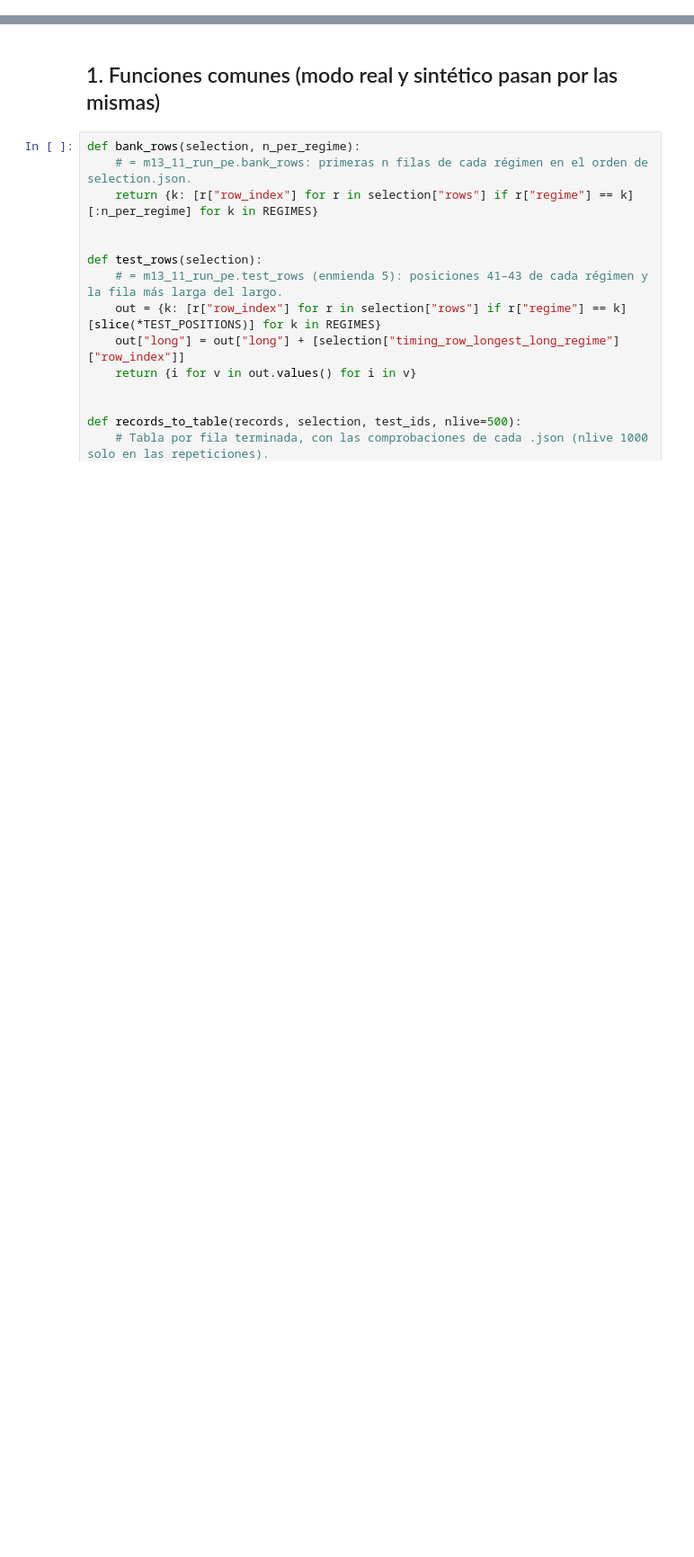
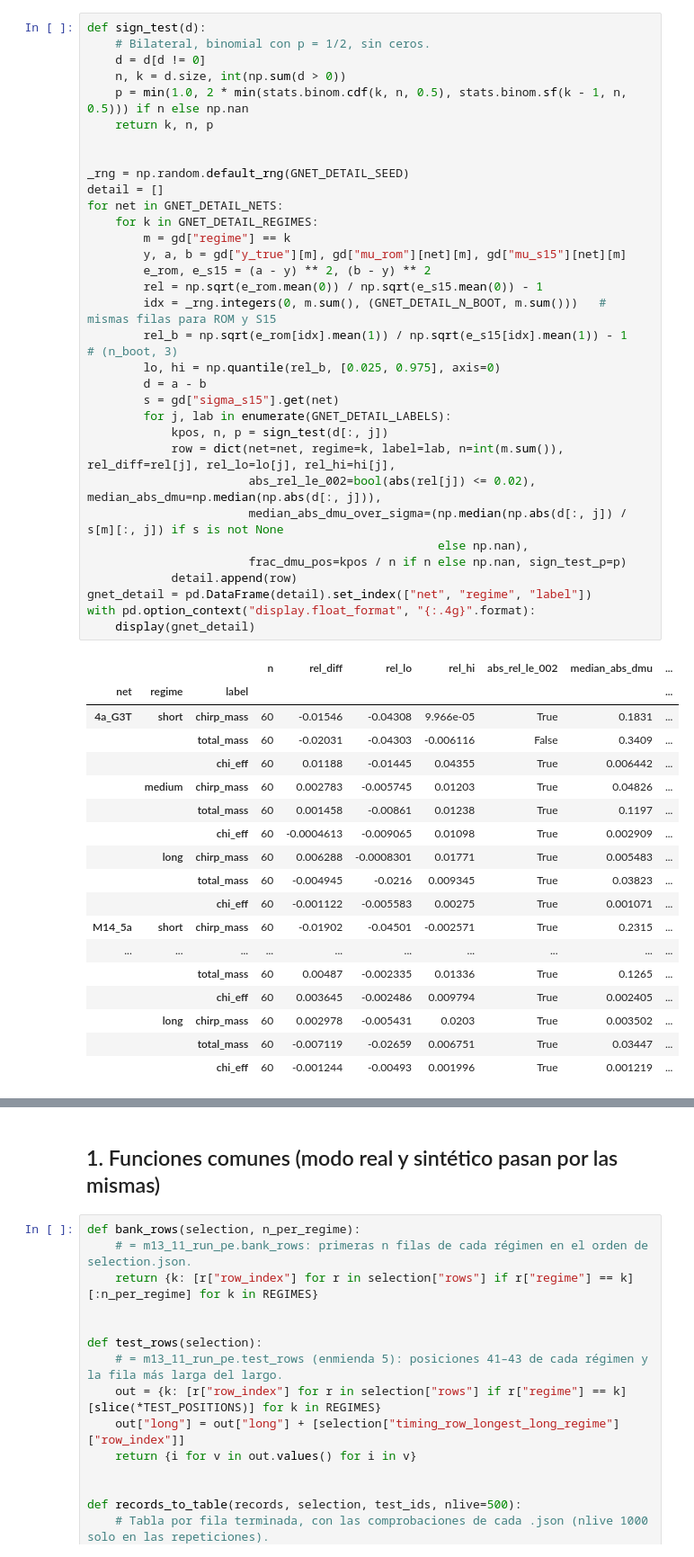
Before and after one commit to victorsh13/Gravitational-Waves-Lab, a Jupyter notebook: cbc_pe/notebooks/m13/M13_11_analysis.ipynb, the cells around one changed output, grey strips where cells are left out. Shown at 90% size. Cells and saved outputs as stored; diff of their text form; blank space fills up the shorter version.

```diff
--- a/cbc_pe/notebooks/m13/M13_11_analysis.ipynb
+++ b/cbc_pe/notebooks/m13/M13_11_analysis.ipynb
@@ -94,0 +146,52 @@ print(f"MODE {MODE}, análisis {STAGE} ({N_PER_REGIME} filas por régimen), nume
+# %%
+def sign_test(d):
+    # Bilateral, binomial con p = 1/2, sin ceros.
+    d = d[d != 0]
+    n, k = d.size, int(np.sum(d > 0))
+    p = min(1.0, 2 * min(stats.binom.cdf(k, n, 0.5), stats.binom.sf(k - 1, n, 0.5))) if n else np.nan
+    return k, n, p
+
+
+_rng = np.random.default_rng(GNET_DETAIL_SEED)
+detail = []
+for net in GNET_DETAIL_NETS:
+    for k in GNET_DETAIL_REGIMES:
+        m = gd["regime"] == k
+        y, a, b = gd["y_true"][m], gd["mu_rom"][net][m], gd["mu_s15"][net][m]
+        e_rom, e_s15 = (a - y) ** 2, (b - y) ** 2
+        rel = np.sqrt(e_rom.mean(0)) / np.sqrt(e_s15.mean(0)) - 1
+        idx = _rng.integers(0, m.sum(), (GNET_DETAIL_N_BOOT, m.sum()))   # mismas filas para ROM y S15
+        rel_b = np.sqrt(e_rom[idx].mean(1)) / np.sqrt(e_s15[idx].mean(1)) - 1   # (n_boot, 3)
+        lo, hi = np.quantile(rel_b, [0.025, 0.975], axis=0)
+        d = a - b
+        s = gd["sigma_s15"].get(net)
+        for j, lab in enumerate(GNET_DETAIL_LABELS):
+            kpos, n, p = sign_test(d[:, j])
+            row = dict(net=net, regime=k, label=lab, n=int(m.sum()), rel_diff=rel[j], rel_lo=lo[j], rel_hi=hi[j],
+                       abs_rel_le_002=bool(abs(rel[j]) <= 0.02), median_abs_dmu=np.median(np.abs(d[:, j])),
+                       median_abs_dmu_over_sigma=(np.median(np.abs(d[:, j]) / s[m][:, j]) if s is not None
+                                                  else np.nan),
+                       frac_dmu_pos=kpos / n if n else np.nan, sign_test_p=p)
+            detail.append(row)
+gnet_detail = pd.DataFrame(detail).set_index(["net", "regime", "label"])
+with pd.option_context("display.float_format", "{:.4g}".format):
+    display(gnet_detail)
+# %% [output]
+|  |  |  | n | rel_diff | rel_lo | rel_hi | abs_rel_le_002 | median_abs_dmu | ... |
+| net | regime | label |  |  |  |  |  |  | ... |
+| 4a_G3T | short | chirp_mass | 60 | -0.01546 | -0.04308 | 9.966e-05 | True | 0.1831 | ... |
+|  |  | total_mass | 60 | -0.02031 | -0.04303 | -0.006116 | False | 0.3409 | ... |
+|  |  | chi_eff | 60 | 0.01188 | -0.01445 | 0.04355 | True | 0.006442 | ... |
+|  | medium | chirp_mass | 60 | 0.002783 | -0.005745 | 0.01203 | True | 0.04826 | ... |
+|  |  | total_mass | 60 | 0.001458 | -0.00861 | 0.01238 | True | 0.1197 | ... |
+|  |  | chi_eff | 60 | -0.0004613 | -0.009065 | 0.01098 | True | 0.002909 | ... |
+|  | long | chirp_mass | 60 | 0.006288 | -0.0008301 | 0.01771 | True | 0.005483 | ... |
+|  |  | total_mass | 60 | -0.004945 | -0.0216 | 0.009345 | True | 0.03823 | ... |
+|  |  | chi_eff | 60 | -0.001122 | -0.005583 | 0.00275 | True | 0.001071 | ... |
+| M14_5a | short | chirp_mass | 60 | -0.01902 | -0.04501 | -0.002571 | True | 0.2315 | ... |
+| ... | ... | ... | ... | ... | ... | ... | ... | ... | ... |
+|  |  | total_mass | 60 | 0.00487 | -0.002335 | 0.01336 | True | 0.1265 | ... |
+|  |  | chi_eff | 60 | 0.003645 | -0.002486 | 0.009794 | True | 0.002405 | ... |
+|  | long | chirp_mass | 60 | 0.002978 | -0.005431 | 0.0203 | True | 0.003502 | ... |
+|  |  | total_mass | 60 | -0.007119 | -0.02659 | 0.006751 | True | 0.03447 | ... |
+|  |  | chi_eff | 60 | -0.001244 | -0.00493 | 0.001996 | True | 0.001219 | ... |
```
Also changed, not shown: parts of 7 cells of this notebook.
